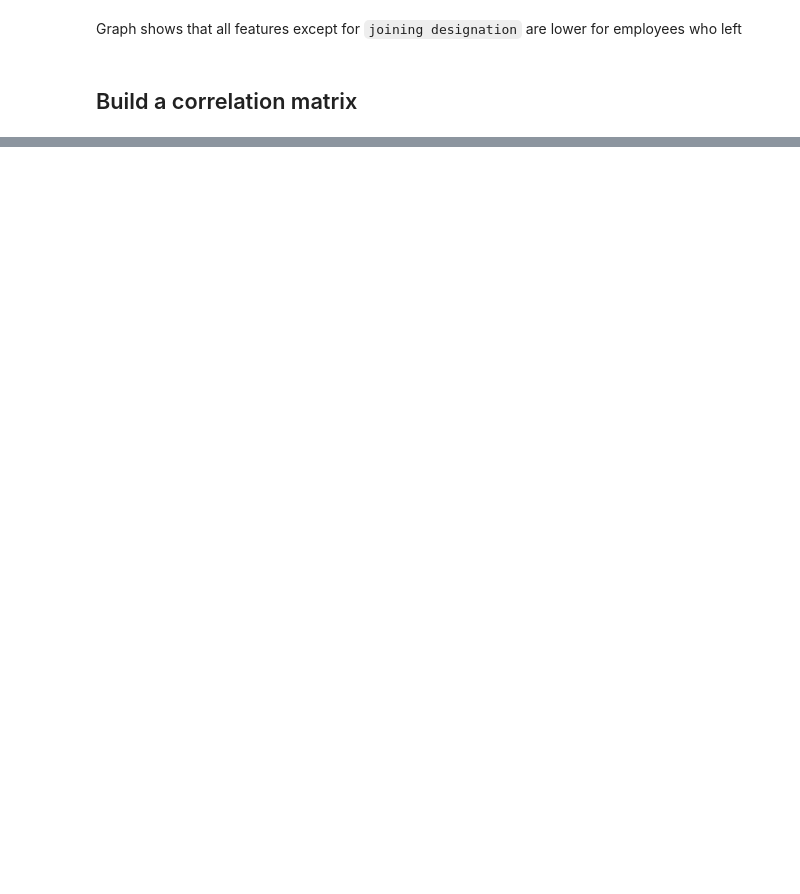
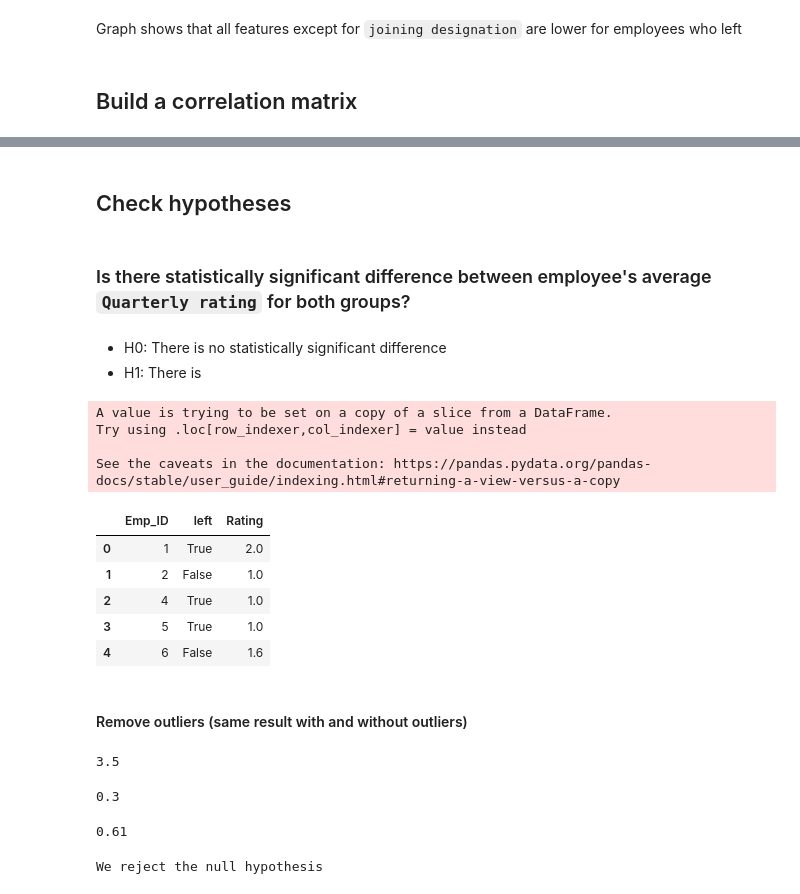
Before and after one commit to anniepank/Hackathon, a Jupyter notebook: Employees_churn_Liza.ipynb, the cells around one changed output, grey strips where cells are left out. Drawn from its saved outputs; the diff is of its cells as text; code cells hidden in the pictures; blank space fills up the shorter version.

```diff
--- a/Employees_churn_Liza.ipynb
+++ b/Employees_churn_Liza.ipynb
@@ -307,0 +387,33 @@ plt.show()
+# %% [markdown]
+## Check hypotheses
+# %% [markdown]
+### Is there statistically significant difference between employee's average `Quarterly rating` for both groups?
+# %% [markdown]
+- H0: There is no statistically significant difference
+- H1: There is
+# %%
+rating = (train.pivot_table(index=['Emp_ID', 'left'], values='Quarterly Rating', aggfunc='mean'))
+rating=rating.reset_index()
+rating.columns=['Emp_ID','left','Rating']
+rating.head()
+# %% [output]
+A value is trying to be set on a copy of a slice from a DataFrame.
+Try using .loc[row_indexer,col_indexer] = value instead
+
+See the caveats in the documentation: https://pandas.pydata.org/pandas-docs/stable/user_guide/indexing.html#returning-a-view-versus-a-copy
+|  | Emp_ID | left | Rating |
+| 0 | 1 | True | 2.0 |
+| 1 | 2 | False | 1.0 |
+| 2 | 4 | True | 1.0 |
+| 3 | 5 | True | 1.0 |
+| 4 | 6 | False | 1.6 |
+# %% [markdown]
+#### Remove outliers (same result with and without outliers)
+# %%
+Q1 = rating['Rating'].quantile(0.25)
+Q3 = rating['Rating'].quantile(0.75)
+IQR = Q3 - Q1
+upper_whisker = Q3+1.5*IQR
+round(upper_whisker,2)
+# %% [output]
+3.5
@@ -307,0 +426,17 @@ plt.show()
+# %%
+round(np.var(rating_left['Rating']),2)
+# %% [output]
+0.3
+# %%
+round(np.var(rating_stayed['Rating']),2)
+# %% [output]
+0.61
+# %%
+alpha=0.05
+results = st.ttest_ind(rating_left['Rating'],rating_stayed['Rating'], equal_var=False)
+if results.pvalue < alpha:
+    print("We reject the null hypothesis")
+else:
+    print("We can't reject the null hypothesis")
+# %% [output]
+We reject the null hypothesis
```
Also changed, not shown: parts of 64 cells of this notebook.
